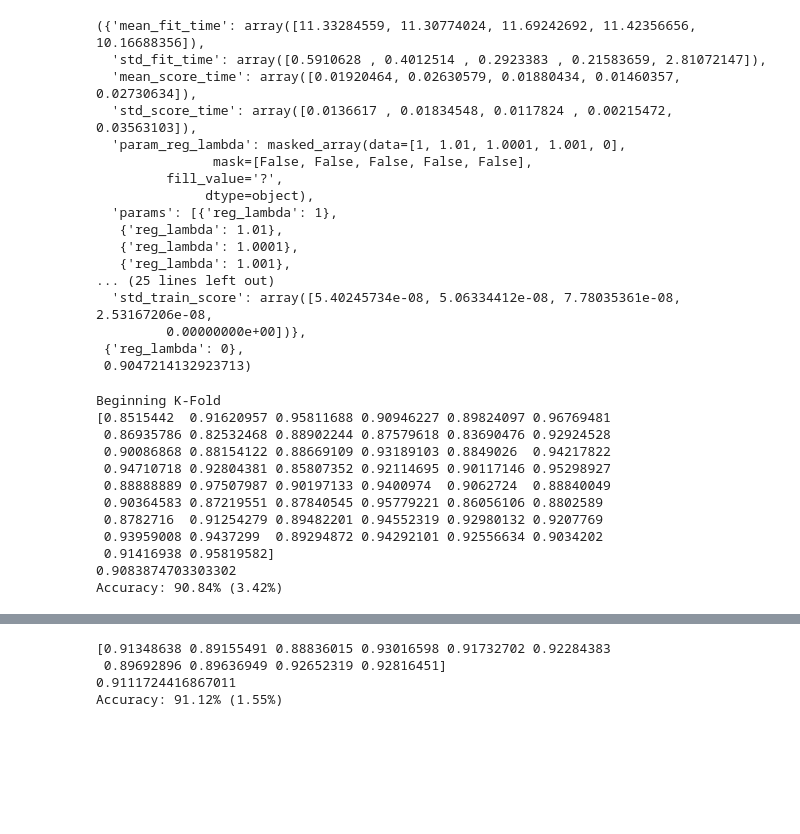
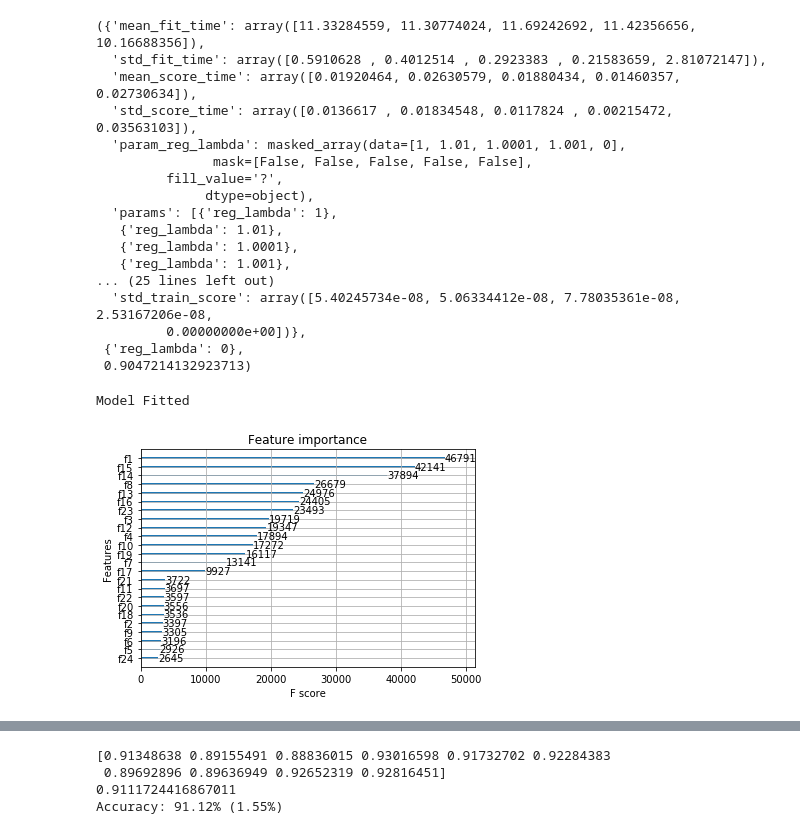
Before and after one commit to kas5852/DataScienceStuff, a Jupyter notebook: Kaggle/KaggleCompetition.ipynb, the cells around one changed output, grey strips where cells are left out. Saved outputs shown, nothing was run; the diff lists cells and outputs as text; code cells hidden in the pictures; blank space fills up the shorter version.

Commit message:
lab report and images

```diff
--- a/Kaggle/KaggleCompetition.ipynb
+++ b/Kaggle/KaggleCompetition.ipynb
@@ -242,7 +242,7 @@ gsearch1.cv_results_, gsearch1.best_params_, gsearch1.best_score_
  {'reg_lambda': 0},
  0.9047214132923713)
 # %%
-def modelfit(alg, dtrain, predictors,useTrainCV=True, cv_folds=10, early_stopping_rounds=300):
+def modelfit(alg, dtrain, predictors,useTrainCV=True, cv_folds=5, early_stopping_rounds=50):
 
     if useTrainCV:
         xgb_param = alg.get_xgb_params()
@@ -260,54 +260,44 @@ def modelfit(alg, dtrain, predictors,useTrainCV=True, cv_folds=10, early_stoppin
 # logreg = LogisticRegression()
 
 # logreg.fit(X_train, y_train)
 
 # y_pred = logreg.predict(X_test)
 
 model = XGBClassifier(
     learning_rate =0.0075,
     n_estimators=5000,
     max_depth=29,
     min_child_weight=0,
     gamma=0.01,
     subsample=0.82,
     colsample_bytree=0.22,
     objective= 'binary:logistic',
     nthread=16,
     scale_pos_weight=1,
     seed=1968,
     reg_alpha = 0,
     reg_lambda = 1
 )
 
 # model_forest = RandomForestClassifier()
 # model_forest.fit(predictors, target_Y)
 
 
-# modelfit(model,dataset,predictors)
+modelfit(model,dataset,predictors)
 
 
 
-# plot_importance(model)
-# pyplot.show()
-print("Beginning K-Fold")
-kfold = KFold(n_splits=50, random_state=333)
-results = cross_val_score(model, features_X, target_Y, cv=kfold, scoring='roc_auc')
-print(results)
-print(results.mean())
-print("Accuracy: %.2f%% (%.2f%%)" % (results.mean()*100, results.std()*100))
+plot_importance(model)
+pyplot.show()
+# print("Beginning K-Fold")
+# kfold = KFold(n_splits=10, random_state=42)
+# results = cross_val_score(model, features_X, target_Y, cv=kfold, scoring='roc_auc')
+# print(results)
+# print(results.mean())
+# print("Accuracy: %.2f%% (%.2f%%)" % (results.mean()*100, results.std()*100))
 # %% [output]
-Beginning K-Fold
-[0.8515442  0.91620957 0.95811688 0.90946227 0.89824097 0.96769481
- 0.86935786 0.82532468 0.88902244 0.87579618 0.83690476 0.92924528
- 0.90086868 0.88154122 0.88669109 0.93189103 0.8849026  0.94217822
- 0.94710718 0.92804381 0.85807352 0.92114695 0.90117146 0.95298927
- 0.88888889 0.97507987 0.90197133 0.9400974  0.9062724  0.88840049
- 0.90364583 0.87219551 0.87840545 0.95779221 0.86056106 0.8802589
- 0.8782716  0.91254279 0.89482201 0.94552319 0.92980132 0.9207769
- 0.93959008 0.9437299  0.89294872 0.94292101 0.92556634 0.9034202
- 0.91416938 0.95819582]
-0.9083874703303302
-Accuracy: 90.84% (3.42%)
+Model Fitted
+[figure, added]
 # %%
 
     #SUBMISSION #ALL FEATURES
```
Also changed, not shown: parts of 1 cell of this notebook, 9 other files.
